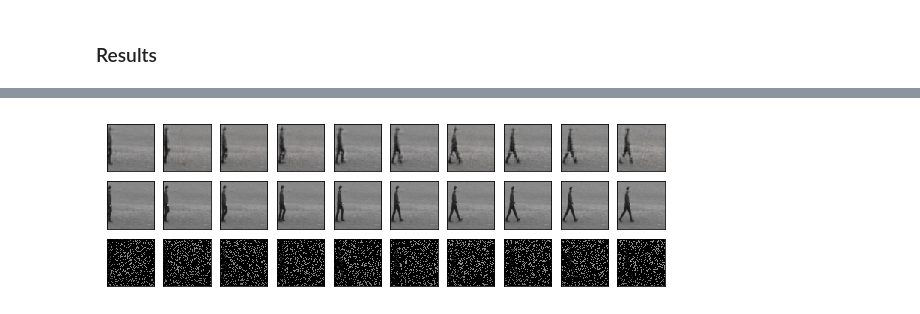
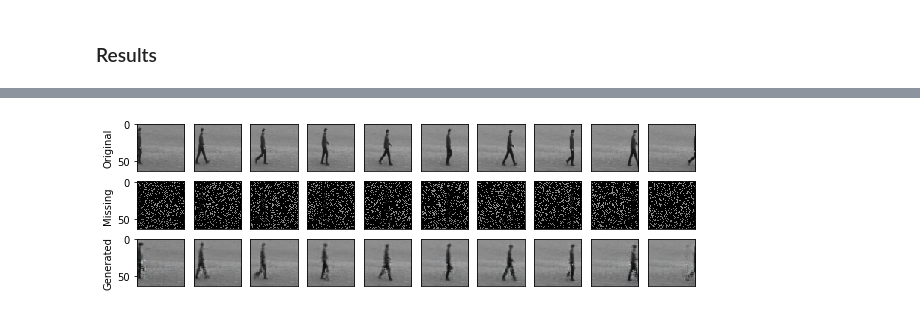
Before and after one commit to CSIPlab/GMLR, a Jupyter notebook: gmlr_details.ipynb, the cells around one changed output, grey strips where cells are left out. Saved outputs shown, nothing was run; the diff lists cells and outputs as text; code cells hidden in the pictures.

```diff
--- a/gmlr_details.ipynb
+++ b/gmlr_details.ipynb
@@ -69,7 +69,7 @@ matrix_id=1
 Here we set the rank of the latent code representation and the process (either SVD or PCA). If we select low_rank=0, low rank constraint is not applied. We also set the weight on similarity constraint here.
 # %%
 low_rank=2 # Can be at most max([z_dim,sequence_size]), If it is 0, then low rank constraint is not applied
-low_rank_type='svd' #'svd': Select top r singular value; 'pca': Select mean and top r-1 pca components
+low_rank_type='pca' #'svd': Select top r singular value; 'pca': Select mean and top r-1 pca components
 lamda= 1 # Weight on similarity constraint, total loss= lamda* MSE+ (1-lamda)* similarity constraint
 # %% [markdown]
 ### Set update type and optimization parameters
@@ -188,7 +202,7 @@ if nc==3:
     z_dim=256  # Dimension of latent code
 elif nc==1:
     z_dim=32  # Dimension of latent code
-z_init='fixed_seed' # fixed_z, fixed_seed, random_seed
+z_init='fixed_z' # fixed_z, fixed_seed, random_seed
 seed=100 # Used when fixed seed or fixed_z is selected
 z_test=np.zeros((x_test.shape[0],z_dim))
 if z_init=='fixed_seed':
@@ -355,75 +374,94 @@ PSNR: 26.734374637267884
 # %%
+n=10
+figset=np.uint16(np.linspace(0,sequence_size-1,n))
+
 corrupt=0
 if measurement_type=='missing':
     corrupt=1
-start_fig=0
-n=10
 plt.figure(figsize=(n, 2+corrupt))
 
 for i in range(n):
     # display original
     if nc==1:
-        # Plot reconstruction
+        # Plot original
         ax = plt.subplot(2+corrupt, n, i + 1)
-        plt.imshow(x_rec[i+start_fig].reshape(ngf, ndf))
+        plt.imshow(x_test_org[figset[i]].reshape(ngf, ndf))
         plt.gray()
         ax.get_xaxis().set_visible(False)
         ax.get_yaxis().set_visible(False)
         if i==0:
-            plt.ylabel('Reconstruction')
-            plt.hold(True)
+            ax.get_yaxis().set_visible(True)
+            ax.set_ylabel('Original')
 
-        # Plot original
-        ax = plt.subplot(2+corrupt, n, i + 1+1*n)
-        plt.imshow(x_test_org[i+start_fig].reshape(ngf, ndf))
+        # Plot inpainted
+        if corrupt==1:
+            ax = plt.subplot(2+corrupt, n, i + 1+(0+corrupt)*n)
+            plt.imshow((x_test[figset[i]]/2+0.5).reshape(ngf, ndf))
+            plt.gray()
+            ax.get_xaxis().set_visible(False)
+            ax.get_yaxis().set_visible(False)
+            if i==0:
+                ax.get_yaxis().set_visible(True)
+                ax.set_ylabel('Missing')
+
+        # Plot reconstruction
+        ax = plt.subplot(2+corrupt, n, i + 1+(1+corrupt)*n)
+        plt.imshow(x_rec[figset[i]].reshape(ngf, ndf))
         plt.gray()
         ax.get_xaxis().set_visible(False)
         ax.get_yaxis().set_visible(False)
         if i==0:
-            plt.ylabel('Original')
-            plt.hold(True)
-        if corrupt==1:
-            # Plot inpainted
-            ax = plt.subplot(2+corrupt, n, i + 1+2*n)
-            plt.imshow((x_test[i+start_fig]/2+0.5).reshape(ngf, ndf))
-            plt.gray()
-            ax.get_xaxis().set_visible(False)
-            ax.get_yaxis().set_visible(False)
-            if i==0:
-                plt.ylabel('Missing')
-                plt.hold(True)
+            ax.get_yaxis().set_visible(True)
+            ax.set_ylabel('Generated')
+
+
+
 
     elif nc==3:
-        # Plot reconstruction
-        ax = plt.subplot(2+corrupt, n, i + 1)
-        temp=x_rec[i+start_fig]
-        temp1=np.zeros((ngf, ndf,nc))
-        for chan in range (0,nc):
-            temp1[:,:,chan]=temp[chan,:,:]
-        plt.imshow(temp1)
-        ax.get_xaxis().set_visible(False)
-        ax.get_yaxis().set_visible(False)
 
         # Plot original
-        ax = plt.subplot(2+corrupt, n, i + 1+1*n)
-        temp=x_test_org[i+start_fig]
+        ax = plt.subplot(2+corrupt, n, i + 1)
+        temp=x_test_org[figset[i]]
         temp1=np.zeros((ngf, ndf,nc))
         for chan in range (0,nc):
             temp1[:,:,chan]=temp[chan,:,:]
         plt.imshow(temp1)
         plt.gray()
         ax.get_xaxis().set_visible(False)
         ax.get_yaxis().set_visible(False)
+        if i==0:
+            ax.get_yaxis().set_visible(True)
+            ax.set_ylabel('Original')
+
+        # Plot inpainted
         if corrupt==1:
-            # Plot inpainted
-            ax = plt.subplot(2+corrupt, n, i + 1+2*n)
-            temp=x_test[i+start_fig]/2+0.5
+
+            ax = plt.subplot(2+corrupt, n, i + 1+(0+corrupt)*n)
+            temp=x_test[figset[i]]/2+0.5
             temp1=np.zeros((ngf, ndf,nc))
             for chan in range (0,nc):
                 temp1[:,:,chan]=temp[chan,:,:]
             plt.imshow(temp1)
             ax.get_xaxis().set_visible(False)
             ax.get_yaxis().set_visible(False)
+            if i==0:
+                ax.get_yaxis().set_visible(True)
+                ax.set_ylabel('Missing')
+
+        # Plot reconstruction
+        ax = plt.subplot(2+corrupt, n, i + 1+(1+corrupt)*n)
+        temp=x_rec[figset[i]]
+        temp1=np.zeros((ngf, ndf,nc))
+        for chan in range (0,nc):
+            temp1[:,:,chan]=temp[chan,:,:]
+        plt.imshow(temp1)
+
+        ax.get_xaxis().set_visible(False)
+        ax.get_yaxis().set_visible(False)
+        if i==0:
+            ax.get_yaxis().set_visible(True)
+            ax.set_ylabel('Generated')
+
 plt.show();
 # %% [output]
-[figure, old version]
+[figure, new version]
```
Also changed, not shown: parts of 17 cells of this notebook.
